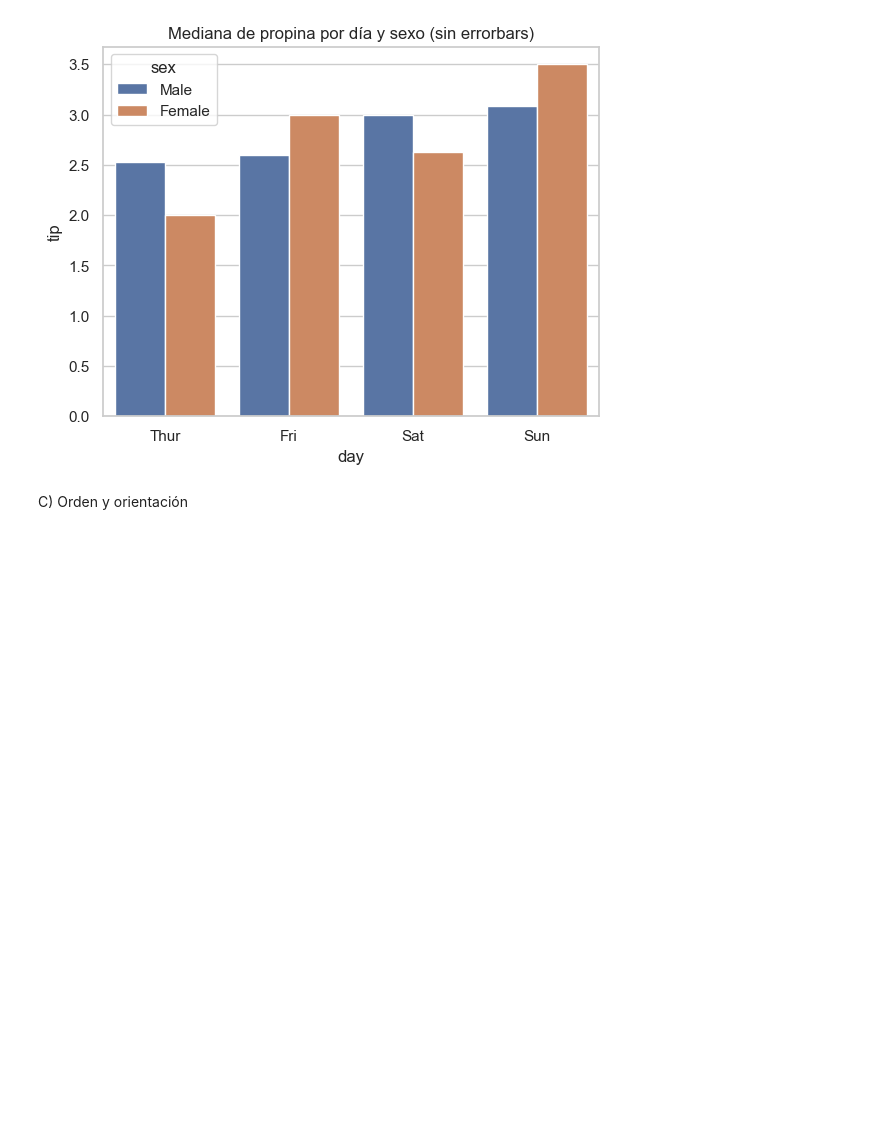
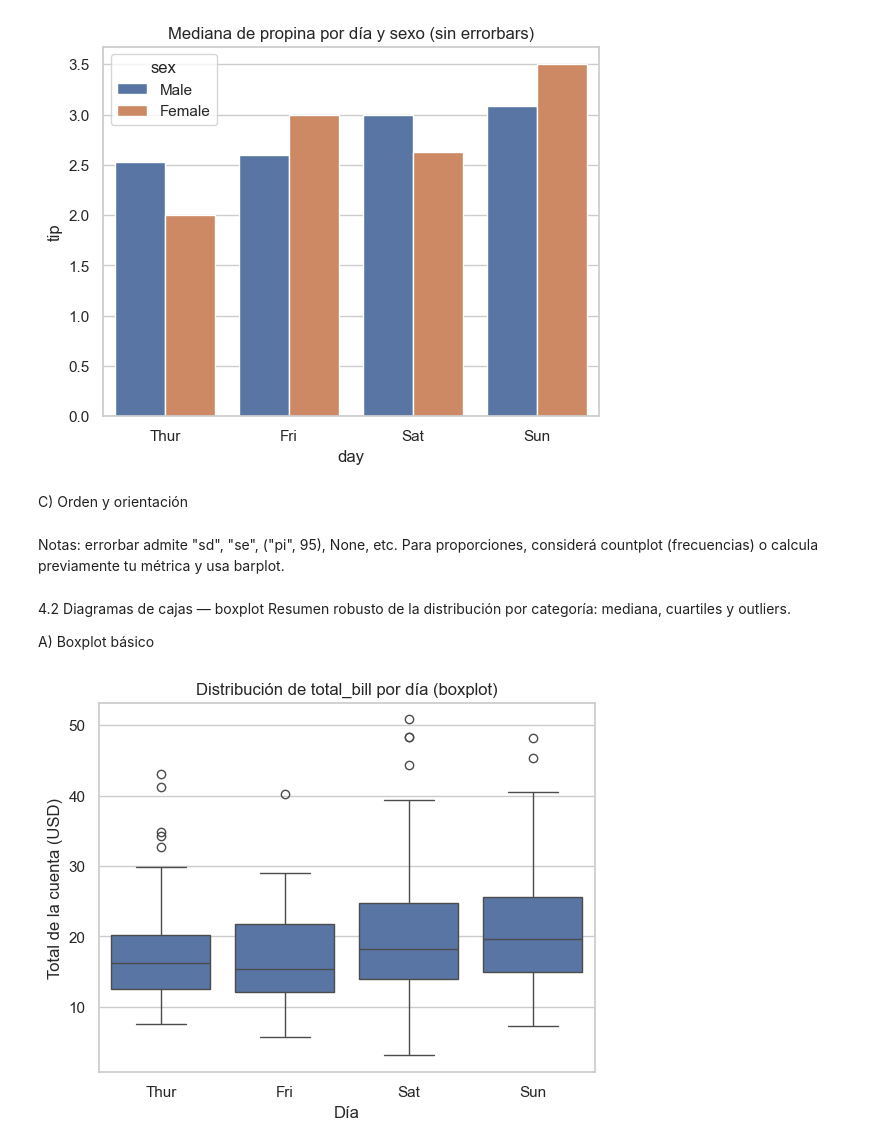
Before and after one commit to wilson-j-insaurralde/Seaborn, a Jupyter notebook: teoria/004_Gráficos categóricos.ipynb, the cells around one changed output. Saved outputs shown, nothing was run; the diff lists cells and outputs as text; code cells hidden in the pictures; blank space fills up the shorter version.

```diff
--- a/teoria/004_Gráficos categóricos.ipynb
+++ b/teoria/004_Gráficos categóricos.ipynb
@@ -56,3 +56,24 @@ plt.title("Tarifa promedio por clase (horizontal)")
 plt.xlabel("Fare promedio")
 plt.ylabel("Clase")
 plt.show()
+# %% [markdown]
+Notas: errorbar admite "sd", "se", ("pi", 95), None, etc. Para proporciones, considerá countplot (frecuencias) o calcula previamente tu métrica y usa barplot.
+# %% [markdown]
+4.2 Diagramas de cajas — boxplot
+Resumen robusto de la distribución por categoría: mediana, cuartiles y outliers.
+
+A) Boxplot básico
+# %%
+import seaborn as sns
+import matplotlib.pyplot as plt
+
+sns.set_theme(style="whitegrid", context="notebook")
+tips = sns.load_dataset("tips")
+
+sns.boxplot(data=tips, x="day", y="total_bill")
+plt.title("Distribución de total_bill por día (boxplot)")
+plt.xlabel("Día")
+plt.ylabel("Total de la cuenta (USD)")
+plt.show()
+# %% [output]
+[figure, added]
```
Also changed, not shown: parts of 22 cells of this notebook.
